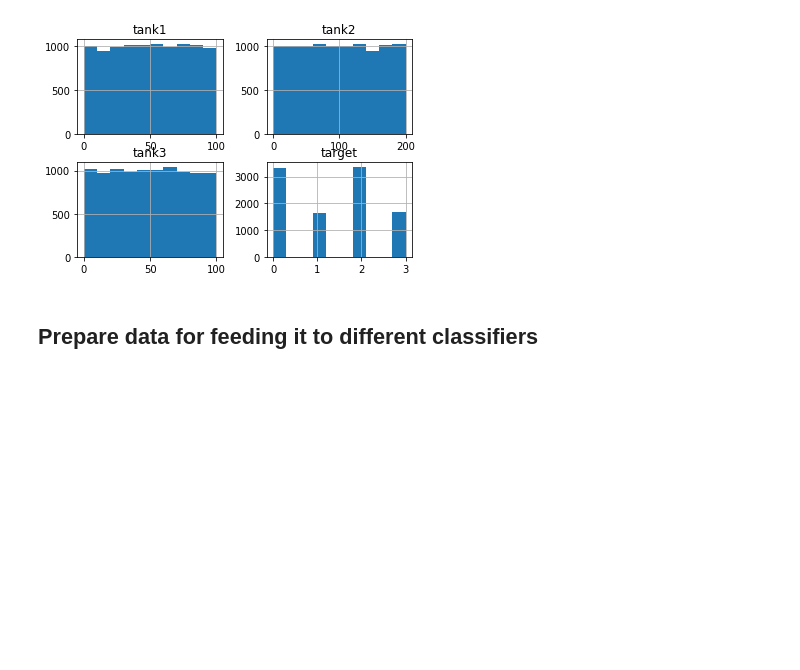
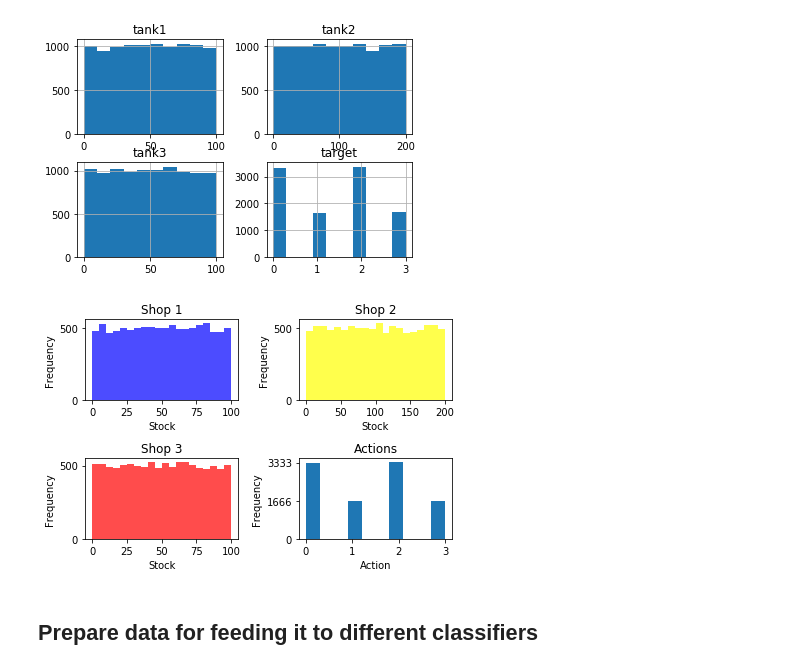
Before and after one commit to dsalgador/master-thesis, a Jupyter notebook: Imitation-Learning/Chapter5-Simulations.ipynb, the cells around one changed output. Cells and saved outputs as stored; diff of their text form; code cells hidden in the pictures; blank space fills up the shorter version.

Commit message:
Finished train data histograms for the thesis

```diff
--- a/Imitation-Learning/Chapter5-Simulations.ipynb
+++ b/Imitation-Learning/Chapter5-Simulations.ipynb
@@ -180,6 +180,35 @@ train.hist()
 plt.show()
 # %% [output]
 [figure]
+# %%
+shops = [train['tank1'], train['tank2'], train['tank3']]
+actions = train['target']
+
+colors = ["Blue", "Yellow", "Red", "Black"]
+
+bins = 20
+for i in range(1,len(shops)+1):
+    plt.subplot(2,2, i)
+    plt.hist([shops[i-1]], color = colors[i-1], alpha = 0.7, bins = bins)
+    plt.yticks([0, int(N_TRAIN/bins)])
+    plt.xlabel("Stock")
+    plt.ylabel("Frequency")
+    plt.title('Shop {}'.format(i))
+
+# Actions' histogram
+plt.subplot(2,2, 4)
+plt.hist([actions])
+#hist = np.histogram([actions])
+#print(hist)
+plt.yticks([0, int(N_TRAIN/6), int(N_TRAIN/3)])
+plt.title('Actions')
+plt.xlabel("Action")
+plt.ylabel("Frequency")
+
+plt.tight_layout()
+plt.show()
+# %% [output]
+[figure, added]
 # %% [markdown]
 ## Prepare data for feeding it to different classifiers
 # %%
```
